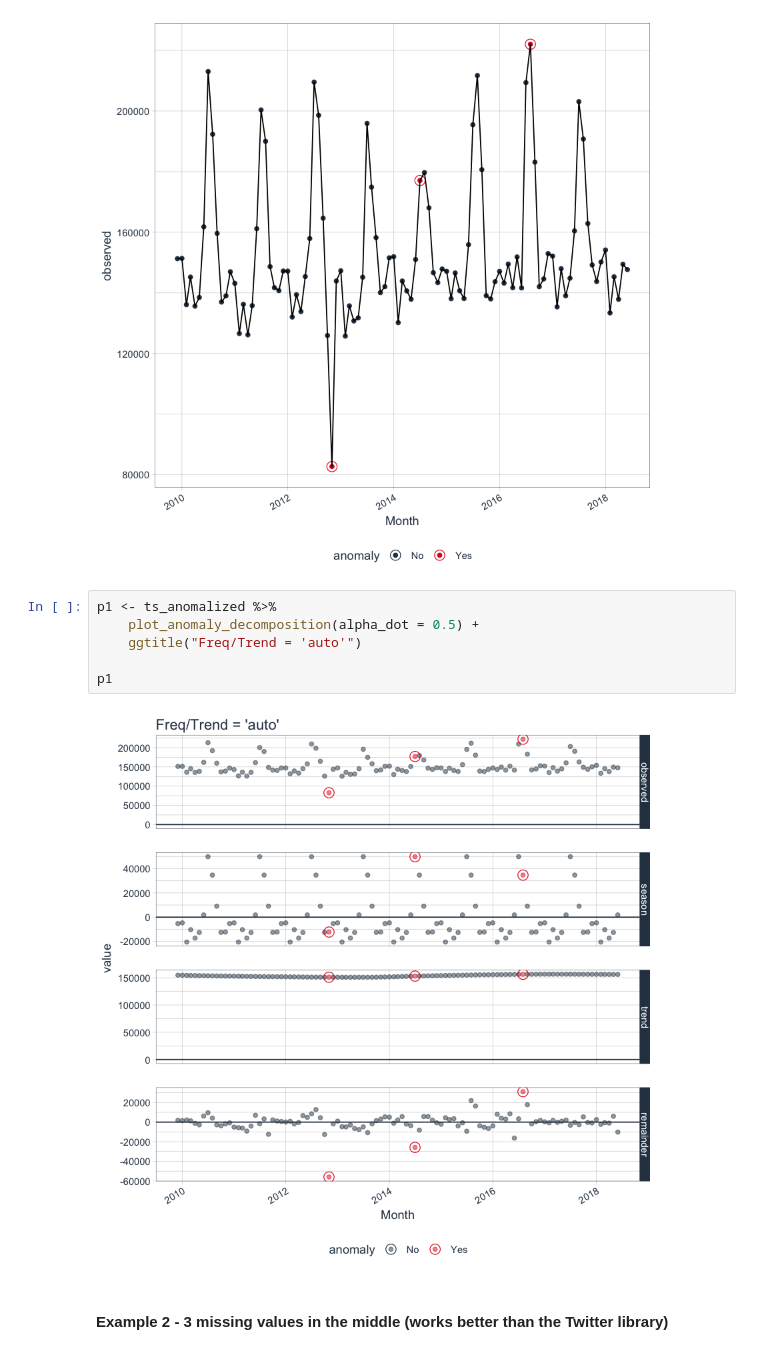
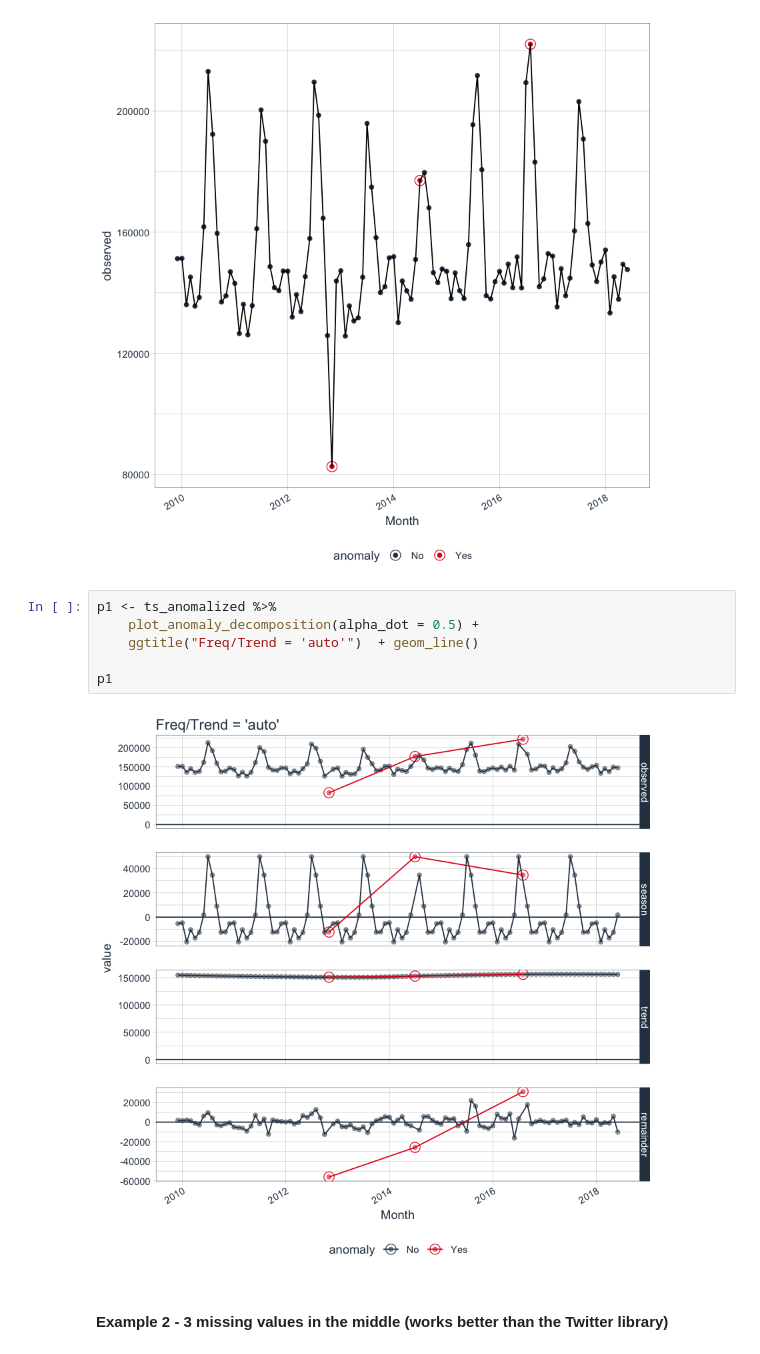
Before and after one commit to jasonfeiwang/Anomaly-Detectors, a Jupyter notebook: src/r/Time_Series_Decomposition_R.ipynb, the cells around one changed output. Saved outputs shown, nothing was run; the diff lists cells and outputs as text.

```diff
--- a/src/r/Time_Series_Decomposition_R.ipynb
+++ b/src/r/Time_Series_Decomposition_R.ipynb
@@ -95,11 +96,11 @@ ts_anomalized %>%
 # %%
 p1 <- ts_anomalized %>%
     plot_anomaly_decomposition(alpha_dot = 0.5) +
-    ggtitle("Freq/Trend = 'auto'")
+    ggtitle("Freq/Trend = 'auto'")  + geom_line()
 
 p1
 # %% [output]
-[figure, old version]
+[figure, new version]
 # %% [markdown]
 #### Example 2 - 3 missing values in the middle (works better than the Twitter library)
 # %%
```
Also changed, not shown: parts of 14 cells of this notebook.
